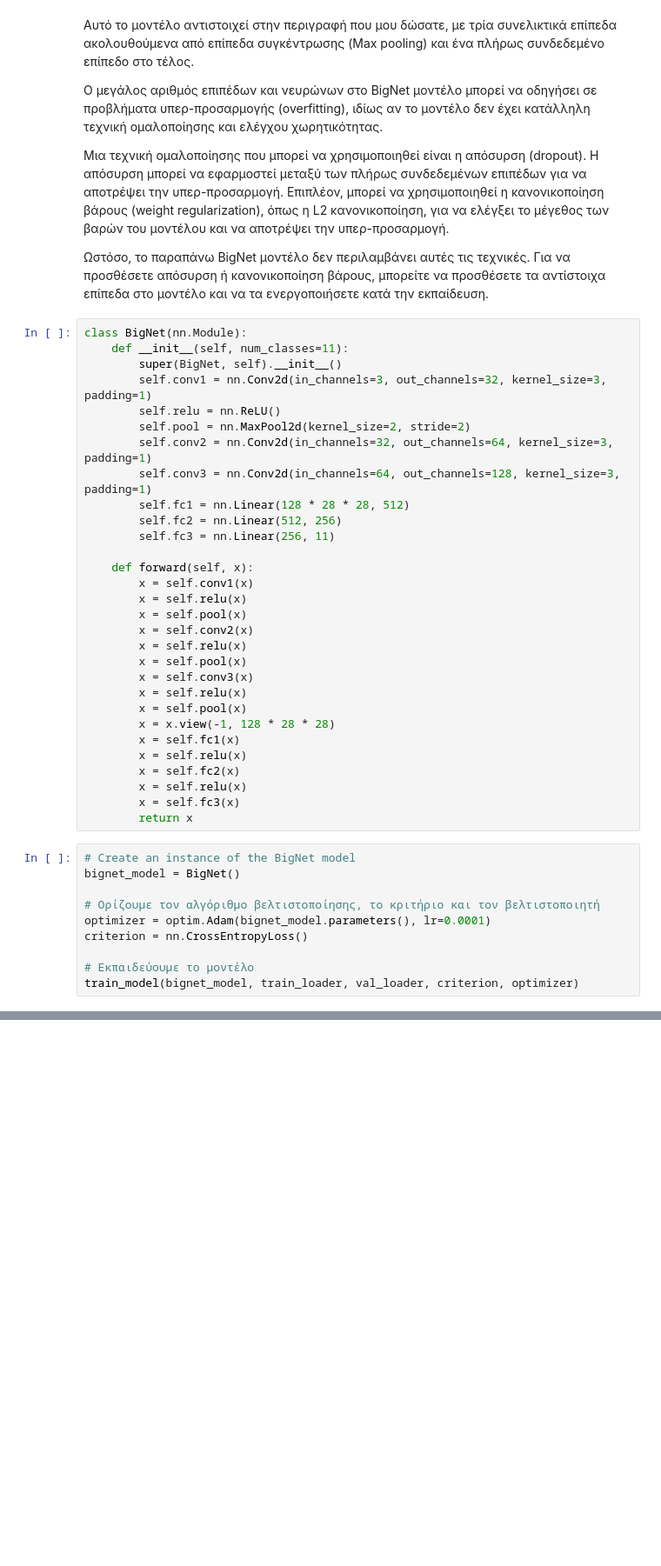
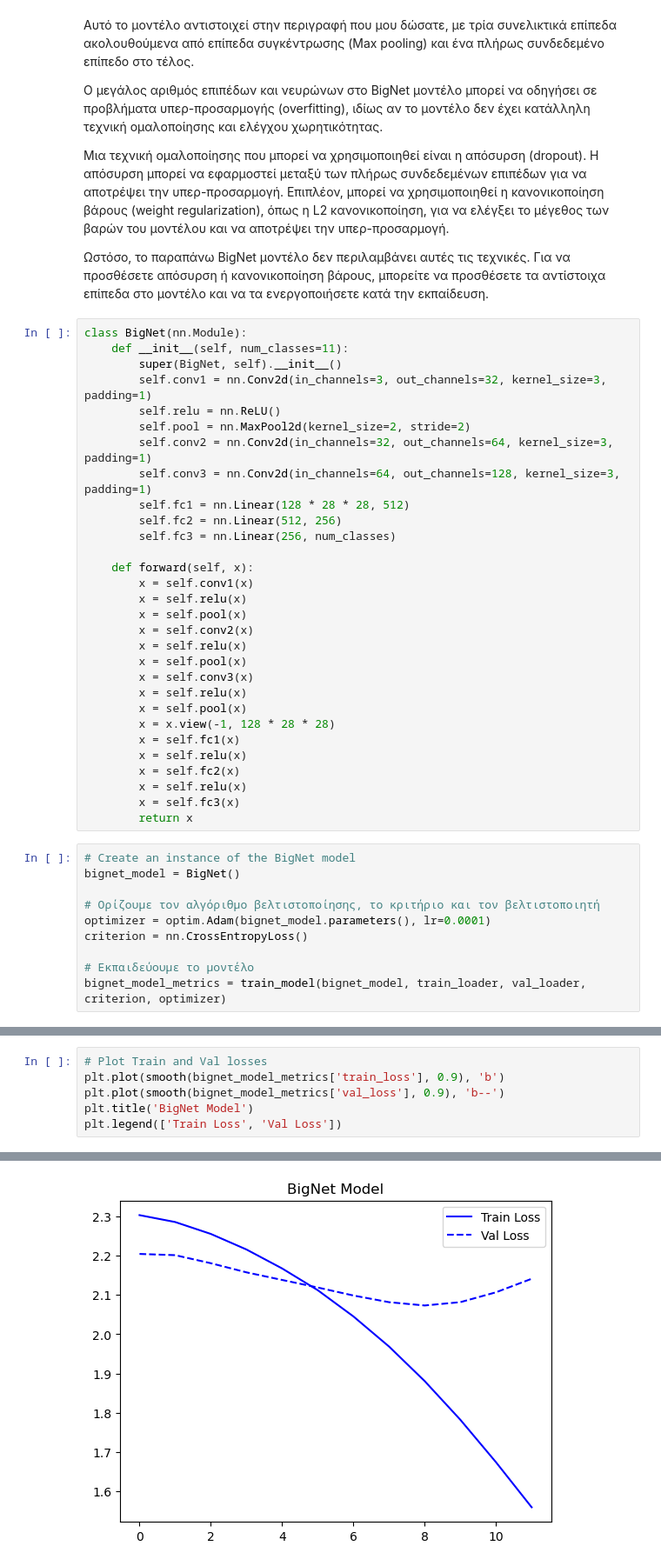
Before and after one commit to angelosnm/msc-ai, a Jupyter notebook: project_2/project_2.ipynb, the cells around one changed output, grey strips where cells are left out. Shown: that part at 87% size. Drawn from its saved outputs; the diff is of its cells as text; blank space fills up the shorter version.

```diff
--- a/project_2/project_2.ipynb
+++ b/project_2/project_2.ipynb
@@ -341,7 +404,7 @@ class BigNet(nn.Module):
         self.conv3 = nn.Conv2d(in_channels=64, out_channels=128, kernel_size=3, padding=1)
         self.fc1 = nn.Linear(128 * 28 * 28, 512)
         self.fc2 = nn.Linear(512, 256)
-        self.fc3 = nn.Linear(256, 11)
+        self.fc3 = nn.Linear(256, num_classes)
 
     def forward(self, x):
         x = self.conv1(x)
@@ -369,5 +432,5 @@ optimizer = optim.Adam(bignet_model.parameters(), lr=0.0001)
 criterion = nn.CrossEntropyLoss()
 
 # Εκπαιδεύουμε το μοντέλο
-train_model(bignet_model, train_loader, val_loader, criterion, optimizer)
+bignet_model_metrics = train_model(bignet_model, train_loader, val_loader, criterion, optimizer)
 # %% [output]
@@ -401,0 +463,7 @@ Training completed.
+# %%
+# Plot Train and Val losses
+plt.plot(smooth(bignet_model_metrics['train_loss'], 0.9), 'b')
+plt.plot(smooth(bignet_model_metrics['val_loss'], 0.9), 'b--')
+plt.title('BigNet Model')
+plt.legend(['Train Loss', 'Val Loss'])
+# %% [output]
@@ -401,0 +471 @@ Training completed.
+[figure, added]
```
Also changed, not shown: parts of 22 cells of this notebook.
